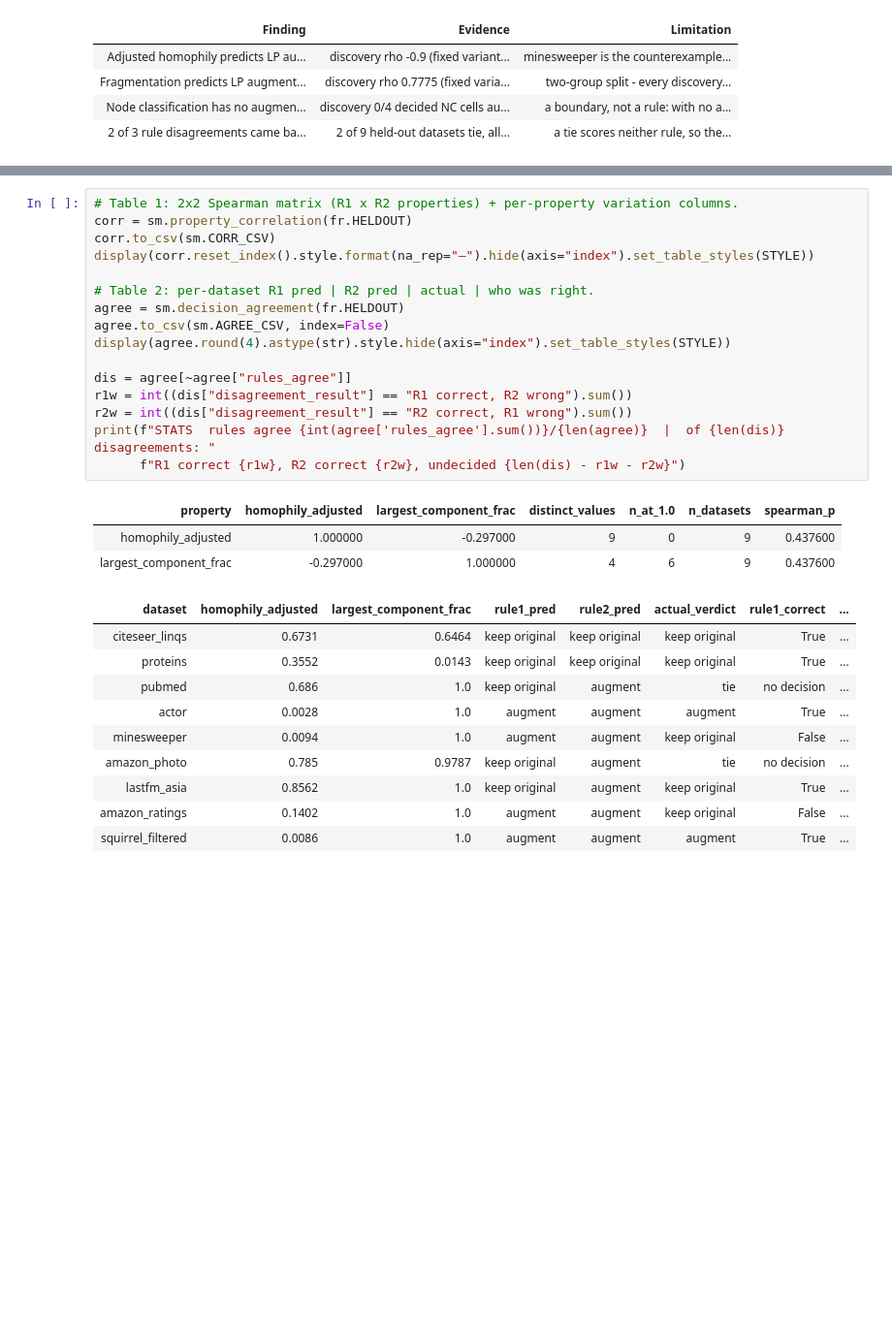
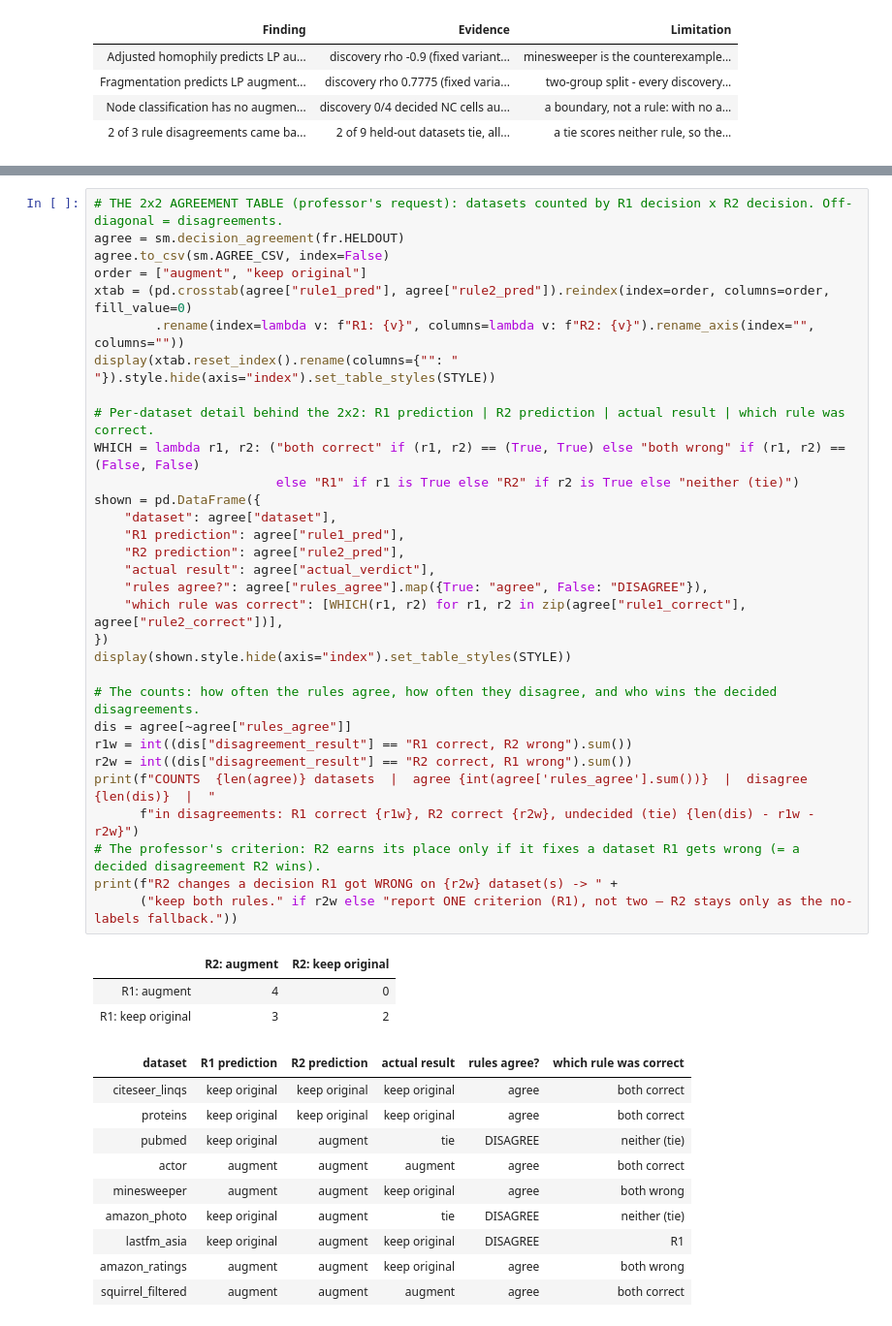
Before and after one commit to SafiUllahAdam/Structure-Aware-Graph-Augmentation-for-GNNs, a Jupyter notebook: notebooks/6-phase6_module3_validation.ipynb, the cells around one changed output, grey strips where cells are left out. Shown at 97% size. Cells and saved outputs as stored; diff of their text form; blank space fills up the shorter version.

```diff
--- a/notebooks/6-phase6_module3_validation.ipynb
+++ b/notebooks/6-phase6_module3_validation.ipynb
@@ -238,30 +238,45 @@ display(findings.rename(columns={"finding": "Finding", "evidence": "Evidence", "
 # %%
-# Table 1: 2x2 Spearman matrix (R1 x R2 properties) + per-property variation columns.
-corr = sm.property_correlation(fr.HELDOUT)
-corr.to_csv(sm.CORR_CSV)
-display(corr.reset_index().style.format(na_rep="—").hide(axis="index").set_table_styles(STYLE))
-
-# Table 2: per-dataset R1 pred | R2 pred | actual | who was right.
+# THE 2x2 AGREEMENT TABLE (professor's request): datasets counted by R1 decision x R2 decision. Off-diagonal = disagreements.
 agree = sm.decision_agreement(fr.HELDOUT)
 agree.to_csv(sm.AGREE_CSV, index=False)
-display(agree.round(4).astype(str).style.hide(axis="index").set_table_styles(STYLE))
+order = ["augment", "keep original"]
+xtab = (pd.crosstab(agree["rule1_pred"], agree["rule2_pred"]).reindex(index=order, columns=order, fill_value=0)
+        .rename(index=lambda v: f"R1: {v}", columns=lambda v: f"R2: {v}").rename_axis(index="", columns=""))
+display(xtab.reset_index().rename(columns={"": " "}).style.hide(axis="index").set_table_styles(STYLE))
 
+# Per-dataset detail behind the 2x2: R1 prediction | R2 prediction | actual result | which rule was correct.
+WHICH = lambda r1, r2: ("both correct" if (r1, r2) == (True, True) else "both wrong" if (r1, r2) == (False, False)
+                        else "R1" if r1 is True else "R2" if r2 is True else "neither (tie)")
+shown = pd.DataFrame({
+    "dataset": agree["dataset"],
+    "R1 prediction": agree["rule1_pred"],
+    "R2 prediction": agree["rule2_pred"],
+    "actual result": agree["actual_verdict"],
+    "rules agree?": agree["rules_agree"].map({True: "agree", False: "DISAGREE"}),
+    "which rule was correct": [WHICH(r1, r2) for r1, r2 in zip(agree["rule1_correct"], agree["rule2_correct"])],
+})
+display(shown.style.hide(axis="index").set_table_styles(STYLE))
+
+# The counts: how often the rules agree, how often they disagree, and who wins the decided disagreements.
 dis = agree[~agree["rules_agree"]]
 r1w = int((dis["disagreement_result"] == "R1 correct, R2 wrong").sum())
 r2w = int((dis["disagreement_result"] == "R2 correct, R1 wrong").sum())
-print(f"STATS  rules agree {int(agree['rules_agree'].sum())}/{len(agree)}  |  of {len(dis)} disagreements: "
-      f"R1 correct {r1w}, R2 correct {r2w}, undecided {len(dis) - r1w - r2w}")
+print(f"COUNTS  {len(agree)} datasets  |  agree {int(agree['rules_agree'].sum())}  |  disagree {len(dis)}  |  "
+      f"in disagreements: R1 correct {r1w}, R2 correct {r2w}, undecided (tie) {len(dis) - r1w - r2w}")
+# The professor's criterion: R2 earns its place only if it fixes a dataset R1 gets wrong (= a decided disagreement R2 wins).
+print(f"R2 changes a decision R1 got WRONG on {r2w} dataset(s) -> " +
+      ("keep both rules." if r2w else "report ONE criterion (R1), not two — R2 stays only as the no-labels fallback."))
 # %% [output]
-| property | homophily_adjusted | largest_component_frac | distinct_values | n_at_1.0 | n_datasets | spearman_p |
-| homophily_adjusted | 1.000000 | -0.297000 | 9 | 0 | 9 | 0.437600 |
-| largest_component_frac | -0.297000 | 1.000000 | 4 | 6 | 9 | 0.437600 |
+|  | R2: augment | R2: keep original |
+| R1: augment | 4 | 0 |
+| R1: keep original | 3 | 2 |
-| dataset | homophily_adjusted | largest_component_frac | rule1_pred | rule2_pred | actual_verdict | rule1_correct | ... |
-| citeseer_linqs | 0.6731 | 0.6464 | keep original | keep original | keep original | True | ... |
-| proteins | 0.3552 | 0.0143 | keep original | keep original | keep original | True | ... |
-| pubmed | 0.686 | 1.0 | keep original | augment | tie | no decision | ... |
-| actor | 0.0028 | 1.0 | augment | augment | augment | True | ... |
-| minesweeper | 0.0094 | 1.0 | augment | augment | keep original | False | ... |
-| amazon_photo | 0.785 | 0.9787 | keep original | augment | tie | no decision | ... |
-| lastfm_asia | 0.8562 | 1.0 | keep original | augment | keep original | True | ... |
-| amazon_ratings | 0.1402 | 1.0 | augment | augment | keep original | False | ... |
-| squirrel_filtered | 0.0086 | 1.0 | augment | augment | augment | True | ... |
+| dataset | R1 prediction | R2 prediction | actual result | rules agree? | which rule was correct |
+| citeseer_linqs | keep original | keep original | keep original | agree | both correct |
+| proteins | keep original | keep original | keep original | agree | both correct |
+| pubmed | keep original | augment | tie | DISAGREE | neither (tie) |
+| actor | augment | augment | augment | agree | both correct |
+| minesweeper | augment | augment | keep original | agree | both wrong |
+| amazon_photo | keep original | augment | tie | DISAGREE | neither (tie) |
+| lastfm_asia | keep original | augment | keep original | DISAGREE | R1 |
+| amazon_ratings | augment | augment | keep original | agree | both wrong |
+| squirrel_filtered | augment | augment | augment | agree | both correct |
```
Also changed, not shown: parts of 2 cells of this notebook.
